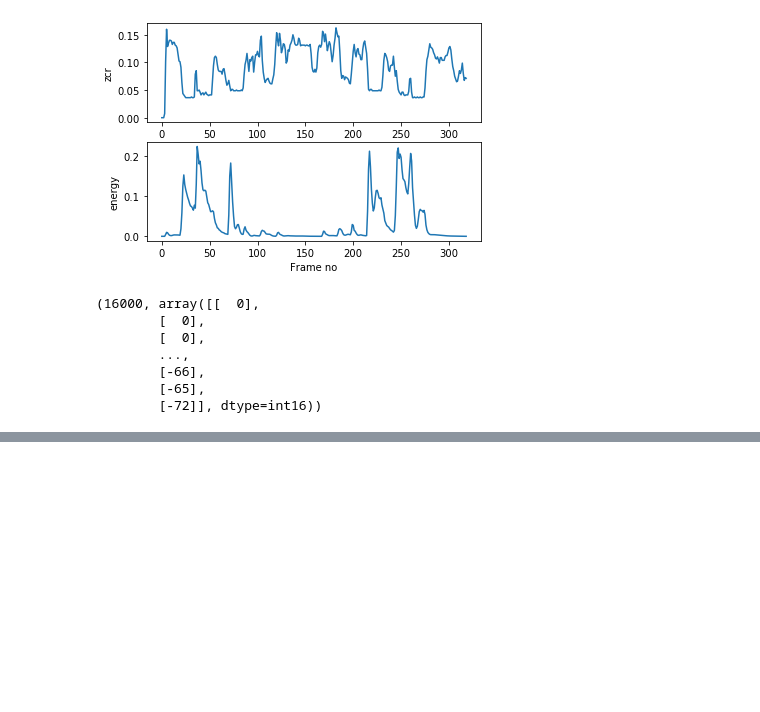
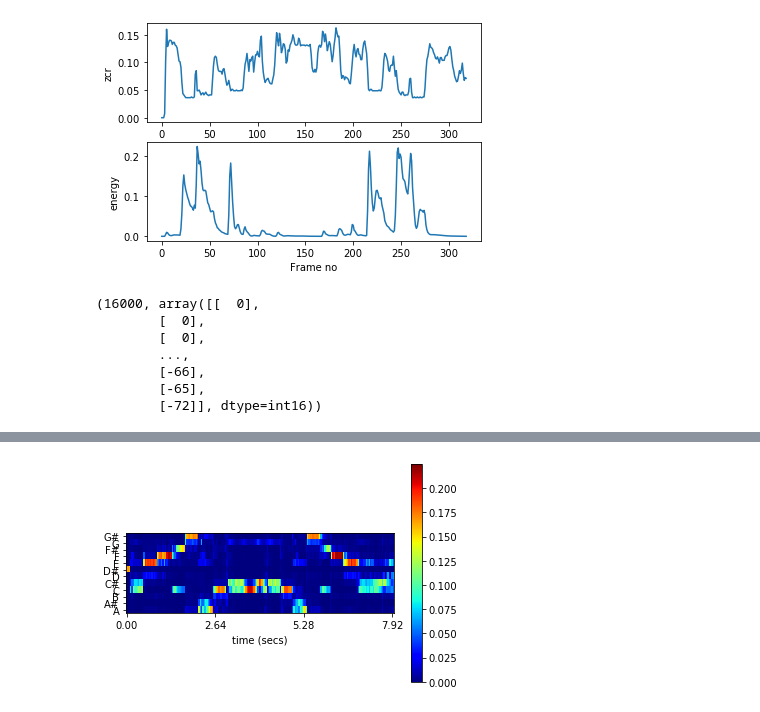
Before and after one commit to DoZor-80/audio-analysis, a Jupyter notebook: AudioAnalysis.ipynb, the cells around one changed output, grey strips where cells are left out. Cells and saved outputs as stored; diff of their text form; code cells hidden in the pictures; blank space fills up the shorter version.

```diff
--- a/AudioAnalysis.ipynb
+++ b/AudioAnalysis.ipynb
@@ -31,0 +49,4 @@ audioBasicIO.read_audio_generic("doremi.wav")
+# %%
+audioAnalysis.fileChromagramWrapper("doremi.wav")
+# %% [output]
+[figure, added]
```
Also changed, not shown: parts of 16 cells of this notebook.
